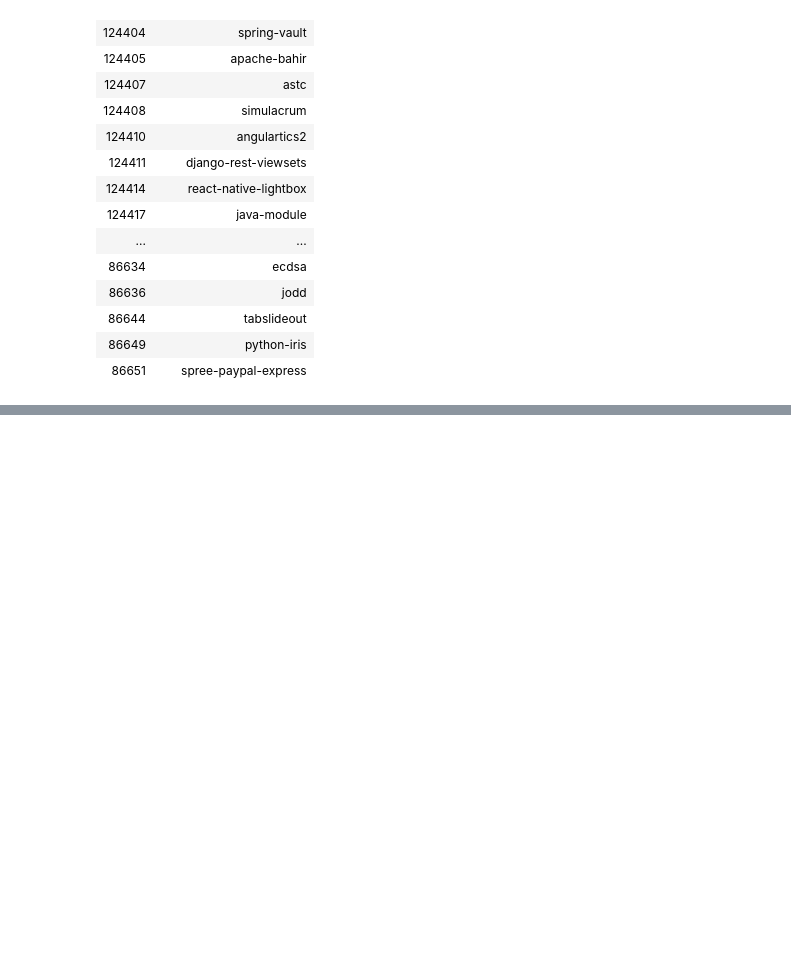
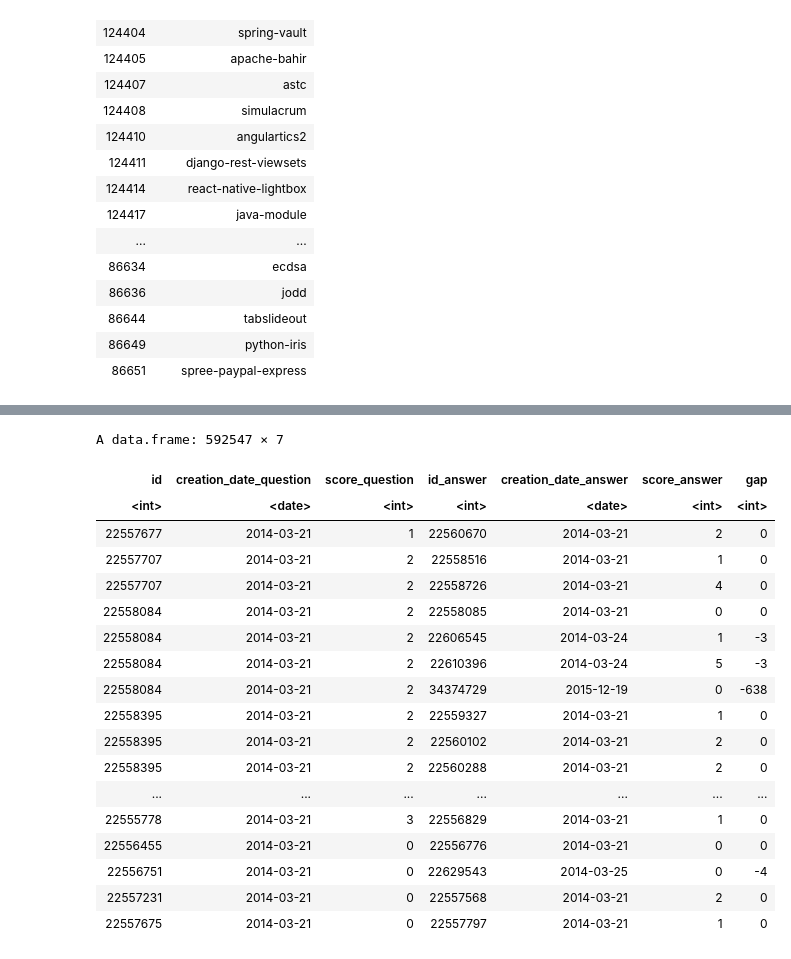
Before and after one commit to AI-MOO/Data_Scientist_with_R, a Jupyter notebook: 05_Joining_Data_with_dplyr/04_Case_Study_Joins_on_Stack_Overflow_Data.ipynb, the cells around one changed output, grey strips where cells are left out. Drawn from its saved outputs; the diff is of its cells as text; code cells hidden in the pictures; blank space fills up the shorter version.

```diff
--- a/05_Joining_Data_with_dplyr/04_Case_Study_Joins_on_Stack_Overflow_Data.ipynb
+++ b/05_Joining_Data_with_dplyr/04_Case_Study_Joins_on_Stack_Overflow_Data.ipynb
@@ -14,6 +14,7 @@ library(tidyr)
 tags <- read.csv("..\\00_Datasets\\tags.csv", header=TRUE)
 questions <- read.csv("..\\00_Datasets\\questions.csv", header=TRUE)
 question_tags <- read.csv("..\\00_Datasets\\question_tags.csv", header=TRUE)
+answers <- read.csv("..\\00_Datasets\\answers.csv", header=TRUE)
 # %%
 # Replace the NAs in the tag_name column
 questions_with_tags <- questions %>%
@@ -95,0 +101,37 @@ A data.frame: 40458 × 2
+# %%
+dt_conv <- function(x) {
+    as.Date(x, format = "%m/%d/%Y")
+}
+
+questions <- questions %>%
+mutate(creation_date = dt_conv(creation_date))
+
+answers <- answers %>%
+mutate(creation_date = dt_conv(creation_date))
+# %%
+questions %>%
+  # Inner join questions and answers with proper suffixes
+  inner_join(answers, by = c("id" = "question_id"),
+             suffix = c("_question", "_answer")) %>%
+  # Subtract creation_date_question from creation_date_answer to create gap
+  mutate(gap = as.integer(creation_date_question - creation_date_answer))
+# %% [output]
+A data.frame: 592547 × 7
+| id | creation_date_question | score_question | id_answer | creation_date_answer | score_answer | gap |
+| <int> | <date> | <int> | <int> | <date> | <int> | <int> |
+| 22557677 | 2014-03-21 | 1 | 22560670 | 2014-03-21 | 2 | 0 |
+| 22557707 | 2014-03-21 | 2 | 22558516 | 2014-03-21 | 1 | 0 |
+| 22557707 | 2014-03-21 | 2 | 22558726 | 2014-03-21 | 4 | 0 |
+| 22558084 | 2014-03-21 | 2 | 22558085 | 2014-03-21 | 0 | 0 |
+| 22558084 | 2014-03-21 | 2 | 22606545 | 2014-03-24 | 1 | -3 |
+| 22558084 | 2014-03-21 | 2 | 22610396 | 2014-03-24 | 5 | -3 |
+| 22558084 | 2014-03-21 | 2 | 34374729 | 2015-12-19 | 0 | -638 |
+| 22558395 | 2014-03-21 | 2 | 22559327 | 2014-03-21 | 1 | 0 |
+| 22558395 | 2014-03-21 | 2 | 22560102 | 2014-03-21 | 2 | 0 |
+| 22558395 | 2014-03-21 | 2 | 22560288 | 2014-03-21 | 2 | 0 |
+| ... | ... | ... | ... | ... | ... | ... |
+| 22555778 | 2014-03-21 | 3 | 22556829 | 2014-03-21 | 1 | 0 |
+| 22556455 | 2014-03-21 | 0 | 22556776 | 2014-03-21 | 0 | 0 |
+| 22556751 | 2014-03-21 | 0 | 22629543 | 2014-03-25 | 0 | -4 |
+| 22557231 | 2014-03-21 | 0 | 22557568 | 2014-03-21 | 2 | 0 |
+| 22557675 | 2014-03-21 | 0 | 22557797 | 2014-03-21 | 1 | 0 |
```
Also changed, not shown: parts of 22 cells of this notebook.
